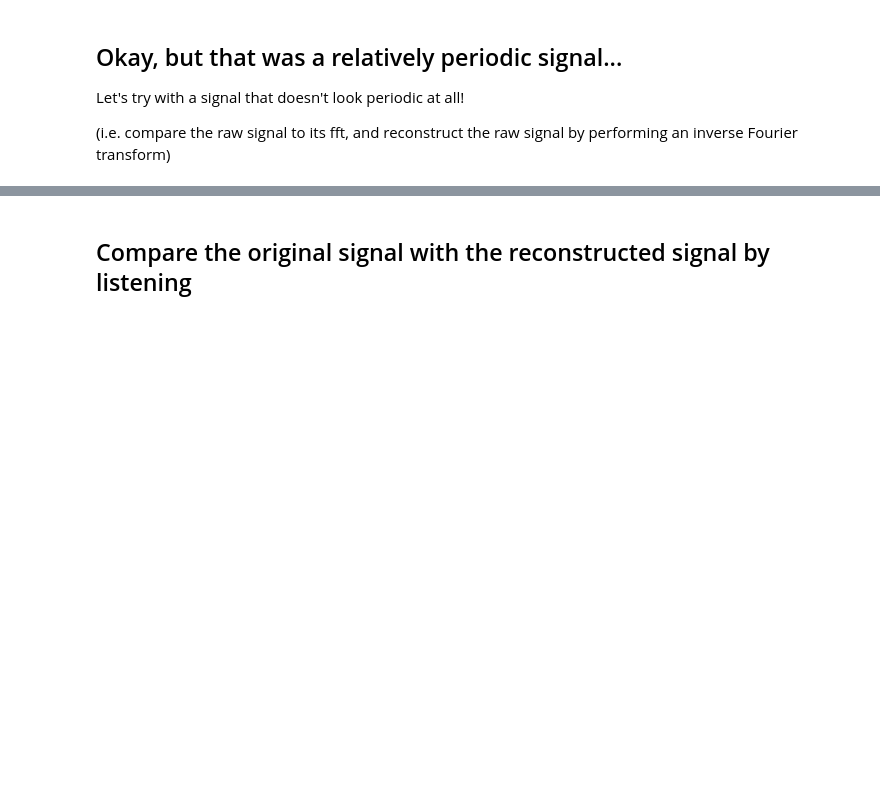
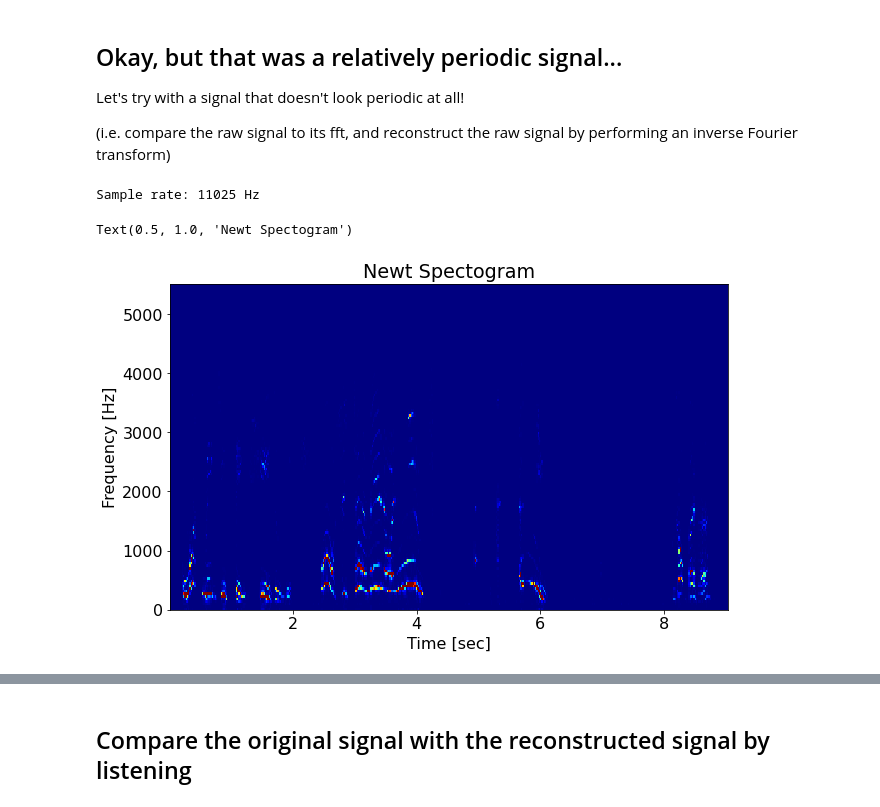
Before and after one commit to Pizzawookiee/Week2_Public, a Jupyter notebook: Notebooks/03_FourierTransforms/FourierTransforms_Exercises.ipynb, the cells around one changed output, grey strips where cells are left out. Saved outputs shown, nothing was run; the diff lists cells and outputs as text; code cells hidden in the pictures; blank space fills up the shorter version.

```diff
--- a/Notebooks/03_FourierTransforms/FourierTransforms_Exercises.ipynb
+++ b/Notebooks/03_FourierTransforms/FourierTransforms_Exercises.ipynb
@@ -181,11 +184,16 @@ Let's try with a signal that doesn't look periodic at all!
 
 (i.e. compare the raw signal to its fft, and reconstruct the raw signal by performing an inverse Fourier transform)
 # %%
+import os
 import scipy.io.wavfile
+from scipy import signal
 from IPython.display import Audio
+os.system('wget https://raw.githubusercontent.com/BeaverWorksMedlytics2020/Data_Public/master/NotebookExampleData/Week2/sounds/newt.wav')
 
 # original signal
-(sample_rate, y_newt) = scipy.io.wavfile.read("./sounds/newt.wav")
+(sample_rate, y_newt) = scipy.io.wavfile.read("./newt.wav")
 t = np.arange(0, len(y_newt)/sample_rate, 1/sample_rate)
 
 print('Sample rate: {} Hz'.format(sample_rate))
+# %% [output]
+Sample rate: 11025 Hz
@@ -207,0 +200,19 @@ N = t.size
+# %%
+## PLOT FREQUENCY SPECTRUM
+
+T = t[1]-t[0]
+N = t.size
+
+## YOUR CODE HERE
+
+y_newt=y_newt-y_newt.mean() #subtract mean signal to get rid of 0 Hz component
+
+sample_freq, segment_time, spec_data = signal.spectrogram(y_newt,sample_rate)
+
+plt.pcolormesh(segment_time, sample_freq, spec_data,cmap='jet',vmax=10)
+plt.ylabel('Frequency [Hz]')
+plt.xlabel('Time [sec]')
+plt.title("Newt Spectogram")
+# %% [output]
+Text(0.5, 1.0, 'Newt Spectogram')
+[figure, added]
```
Also changed, not shown: parts of 9 cells of this notebook.
